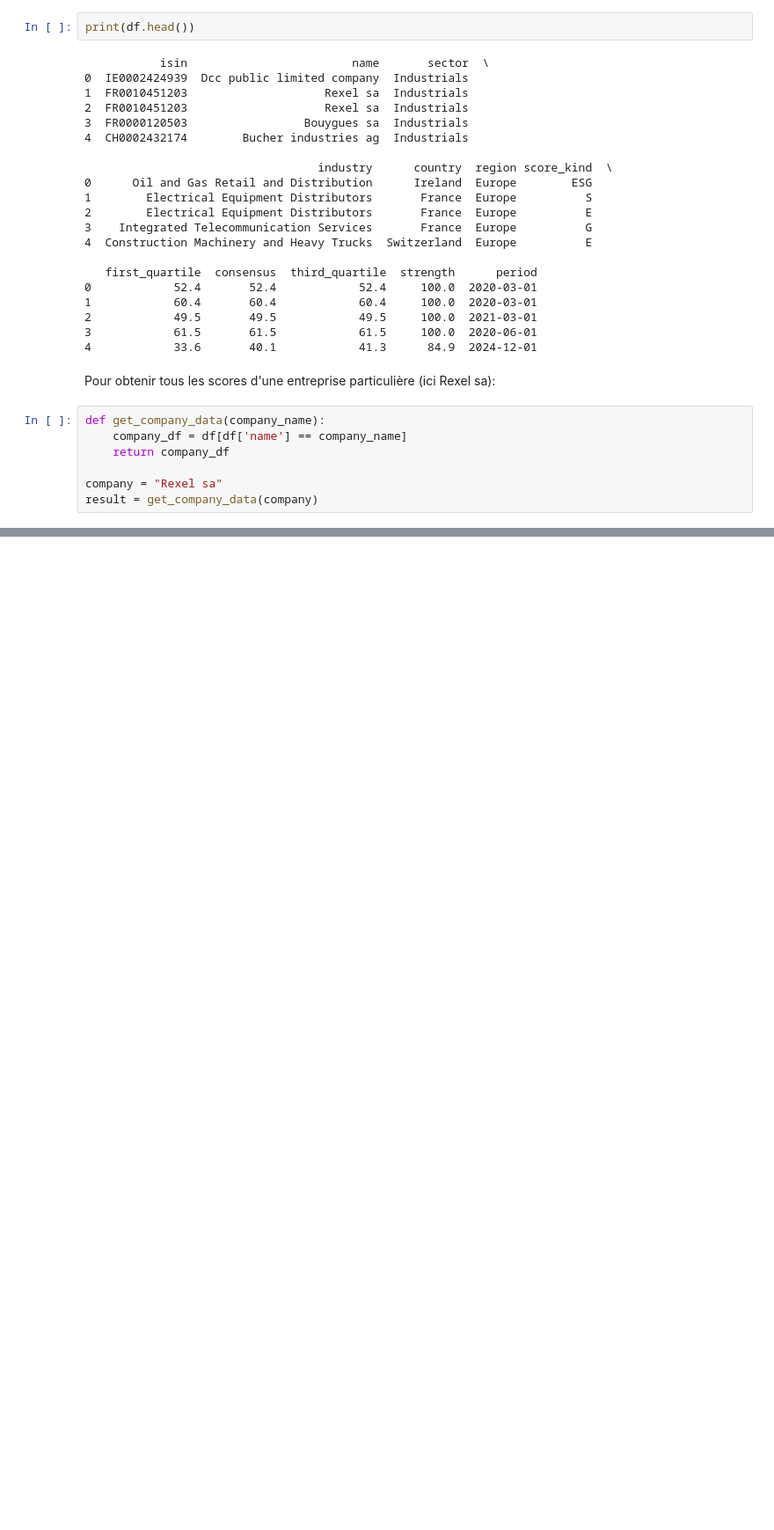
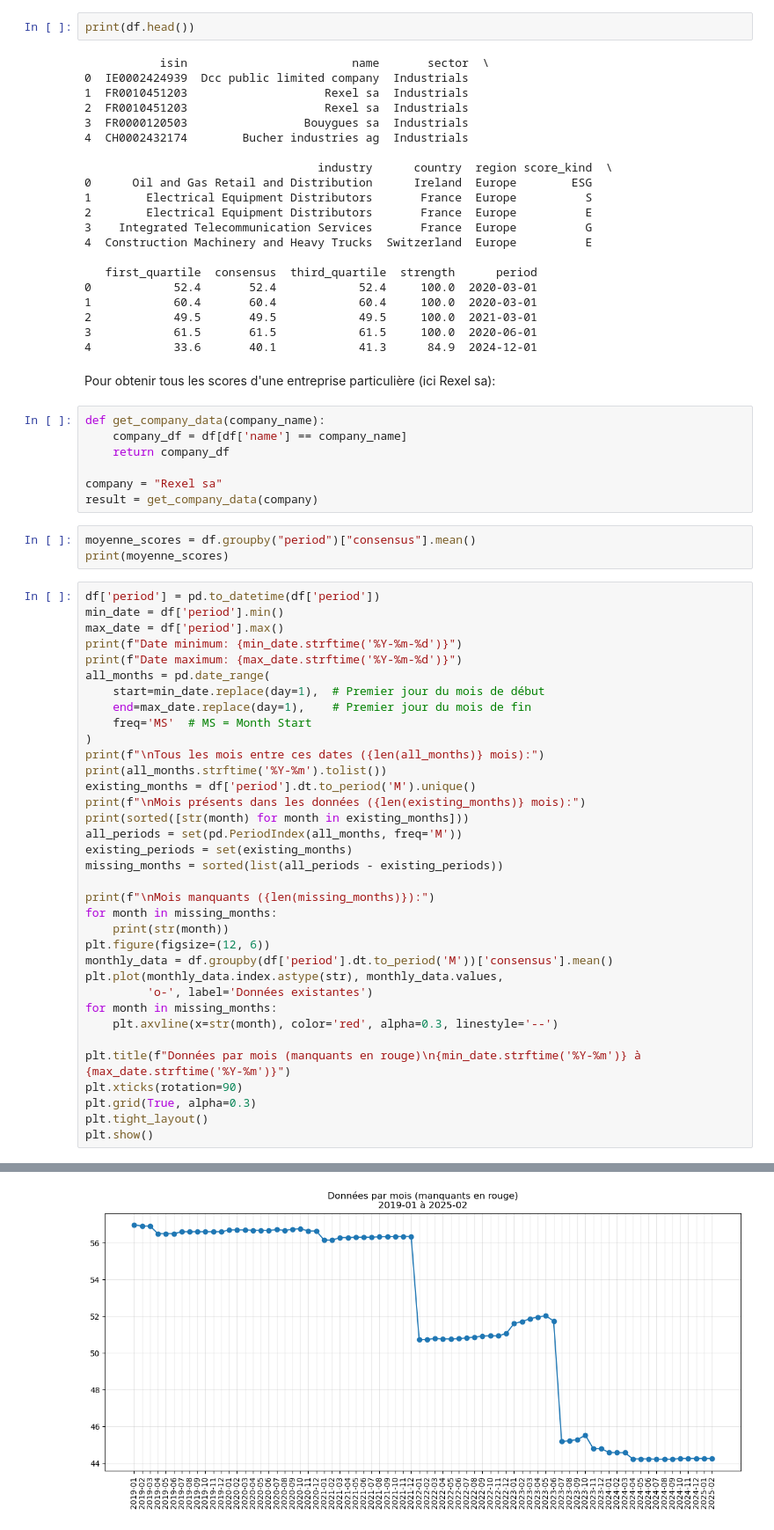
Before and after one commit to VictorienMarette/Statapp_Valuco, a Jupyter notebook: entrepriseinteret.ipynb, the cells around one changed output, grey strips where cells are left out. Shown: that part at 88% size. Cells and saved outputs as stored; diff of their text form; blank space fills up the shorter version.

```diff
--- a/entrepriseinteret.ipynb
+++ b/entrepriseinteret.ipynb
@@ -39,3 +44,42 @@ def get_company_data(company_name):
 
 company = "Rexel sa"
 result = get_company_data(company)
+# %%
+moyenne_scores = df.groupby("period")["consensus"].mean()
+print(moyenne_scores)
+# %%
+df['period'] = pd.to_datetime(df['period'])
+min_date = df['period'].min()
+max_date = df['period'].max()
+print(f"Date minimum: {min_date.strftime('%Y-%m-%d')}")
+print(f"Date maximum: {max_date.strftime('%Y-%m-%d')}")
+all_months = pd.date_range(
+    start=min_date.replace(day=1),  # Premier jour du mois de début
+    end=max_date.replace(day=1),    # Premier jour du mois de fin
+    freq='MS'  # MS = Month Start
+)
+print(f"\nTous les mois entre ces dates ({len(all_months)} mois):")
+print(all_months.strftime('%Y-%m').tolist())
+existing_months = df['period'].dt.to_period('M').unique()
+print(f"\nMois présents dans les données ({len(existing_months)} mois):")
+print(sorted([str(month) for month in existing_months]))
+all_periods = set(pd.PeriodIndex(all_months, freq='M'))
+existing_periods = set(existing_months)
+missing_months = sorted(list(all_periods - existing_periods))
+
+print(f"\nMois manquants ({len(missing_months)}):")
+for month in missing_months:
+    print(str(month))
+plt.figure(figsize=(12, 6))
+monthly_data = df.groupby(df['period'].dt.to_period('M'))['consensus'].mean()
+plt.plot(monthly_data.index.astype(str), monthly_data.values,
+         'o-', label='Données existantes')
+for month in missing_months:
+    plt.axvline(x=str(month), color='red', alpha=0.3, linestyle='--')
+
+plt.title(f"Données par mois (manquants en rouge)\n{min_date.strftime('%Y-%m')} à {max_date.strftime('%Y-%m')}")
+plt.xticks(rotation=90)
+plt.grid(True, alpha=0.3)
+plt.tight_layout()
+plt.show()
+# %% [output]
@@ -41,0 +96 @@ result = get_company_data(company)
+[figure, added]
```
Also changed, not shown: parts of 12 cells of this notebook.
